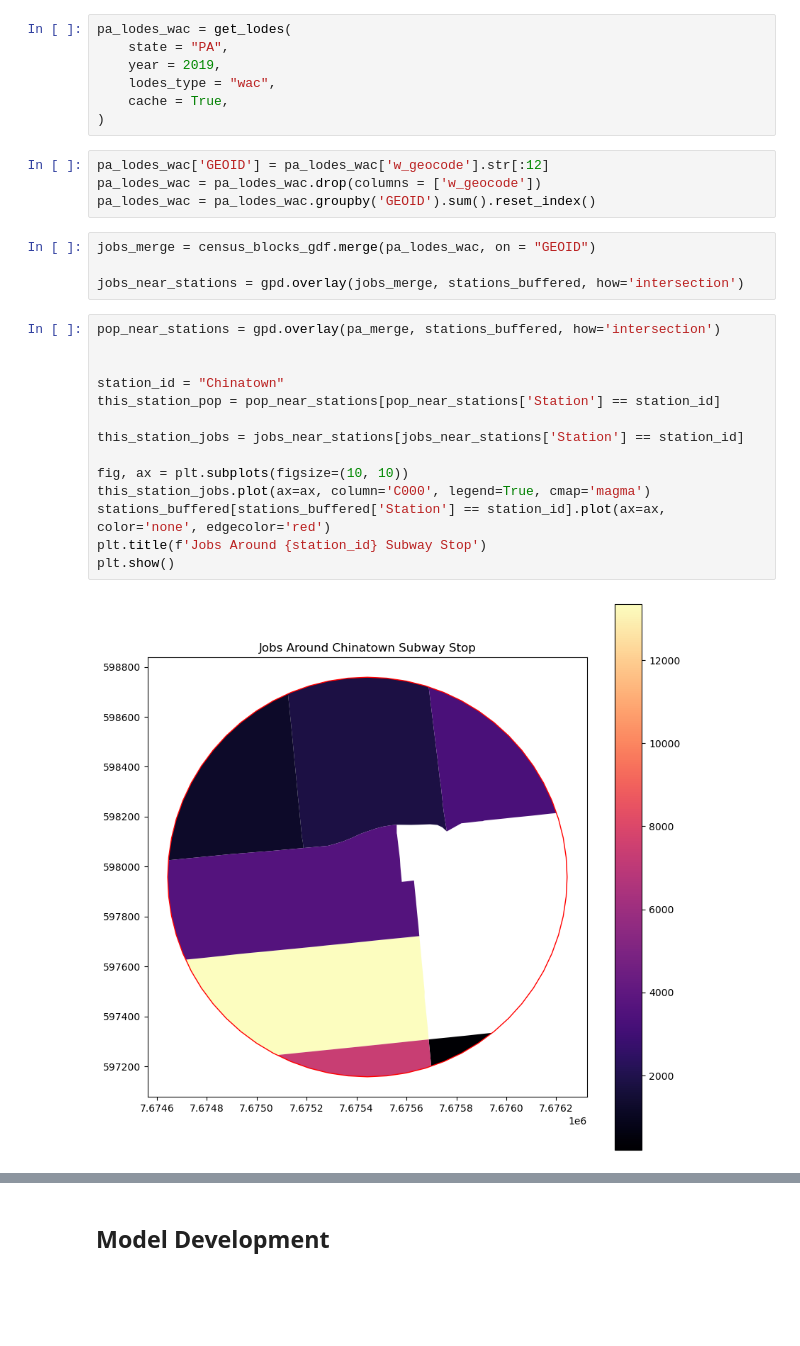
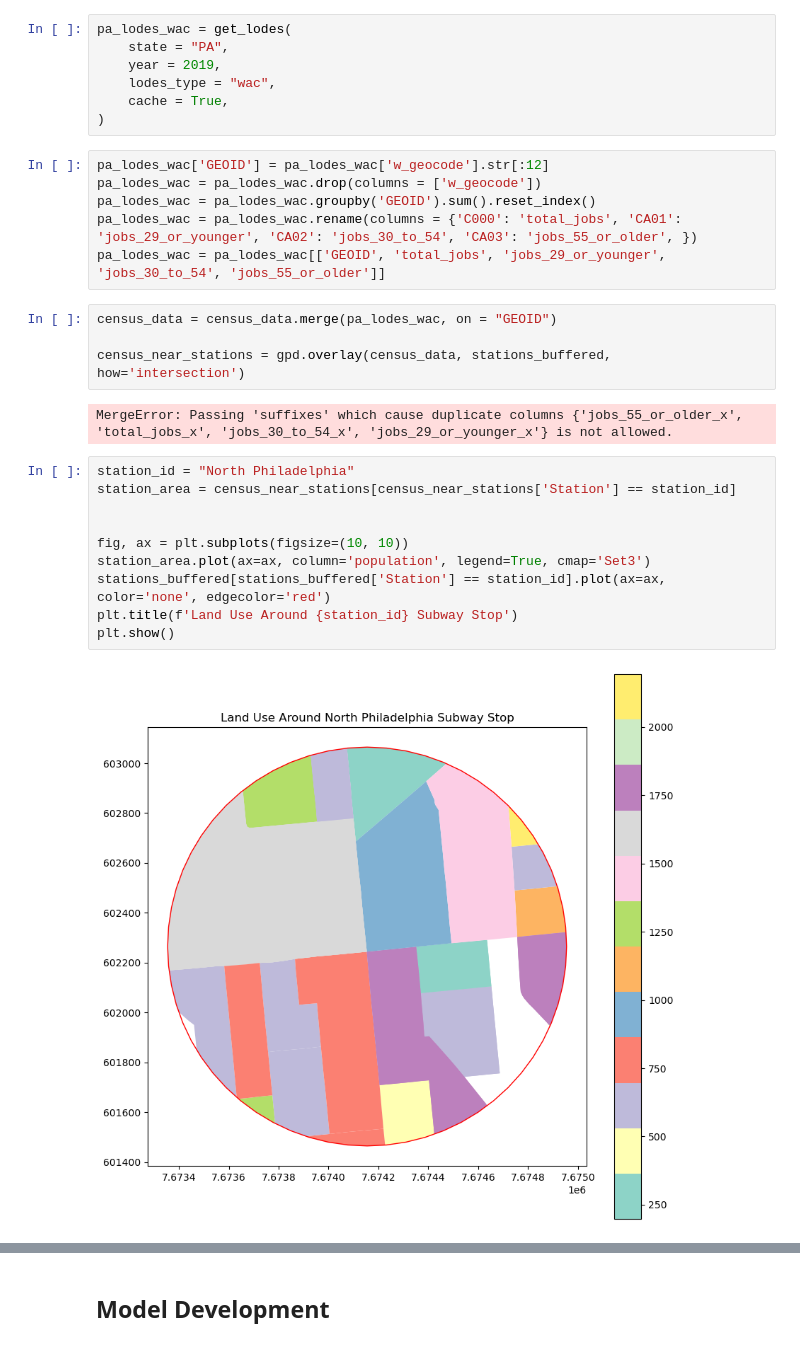
Before and after one commit to owenmcginley/SEPTA-Transit-Oriented-Development, a Jupyter notebook: SEPTA_Zoning_Analysis.ipynb, the cells around one changed output, grey strips where cells are left out. Cells and saved outputs as stored; diff of their text form; blank space fills up the shorter version.

Commit message:
Organized Census Data and API
Transitioned to using pygris to load in TIGER lines instead of local files and merged it with census data.

```diff
--- a/SEPTA_Zoning_Analysis.ipynb
+++ b/SEPTA_Zoning_Analysis.ipynb
@@ -354,23 +379,23 @@ pa_lodes_wac = get_lodes(
 pa_lodes_wac['GEOID'] = pa_lodes_wac['w_geocode'].str[:12]
 pa_lodes_wac = pa_lodes_wac.drop(columns = ['w_geocode'])
 pa_lodes_wac = pa_lodes_wac.groupby('GEOID').sum().reset_index()
+pa_lodes_wac = pa_lodes_wac.rename(columns = {'C000': 'total_jobs', 'CA01': 'jobs_29_or_younger', 'CA02': 'jobs_30_to_54', 'CA03': 'jobs_55_or_older', })
+pa_lodes_wac = pa_lodes_wac[['GEOID', 'total_jobs', 'jobs_29_or_younger', 'jobs_30_to_54', 'jobs_55_or_older']]
 # %%
-jobs_merge = census_blocks_gdf.merge(pa_lodes_wac, on = "GEOID")
+census_data = census_data.merge(pa_lodes_wac, on = "GEOID")
 
-jobs_near_stations = gpd.overlay(jobs_merge, stations_buffered, how='intersection')
+census_near_stations = gpd.overlay(census_data, stations_buffered, how='intersection')
+# %% [output]
+MergeError: Passing 'suffixes' which cause duplicate columns {'jobs_55_or_older_x', 'total_jobs_x', 'jobs_30_to_54_x', 'jobs_29_or_younger_x'} is not allowed.
 # %%
-pop_near_stations = gpd.overlay(pa_merge, stations_buffered, how='intersection')
+station_id = "North Philadelphia"
+station_area = census_near_stations[census_near_stations['Station'] == station_id]
 
 
-station_id = "Chinatown"
-this_station_pop = pop_near_stations[pop_near_stations['Station'] == station_id]
-
-this_station_jobs = jobs_near_stations[jobs_near_stations['Station'] == station_id]
-
 fig, ax = plt.subplots(figsize=(10, 10))
-this_station_jobs.plot(ax=ax, column='C000', legend=True, cmap='magma')
+station_area.plot(ax=ax, column='population', legend=True, cmap='Set3')
 stations_buffered[stations_buffered['Station'] == station_id].plot(ax=ax, color='none', edgecolor='red')
-plt.title(f'Jobs Around {station_id} Subway Stop')
+plt.title(f'Land Use Around {station_id} Subway Stop')
 plt.show()
 # %% [output]
-[figure, old version]
+[figure, new version]
```
Also changed, not shown: parts of 8 cells of this notebook, 7 other files.
